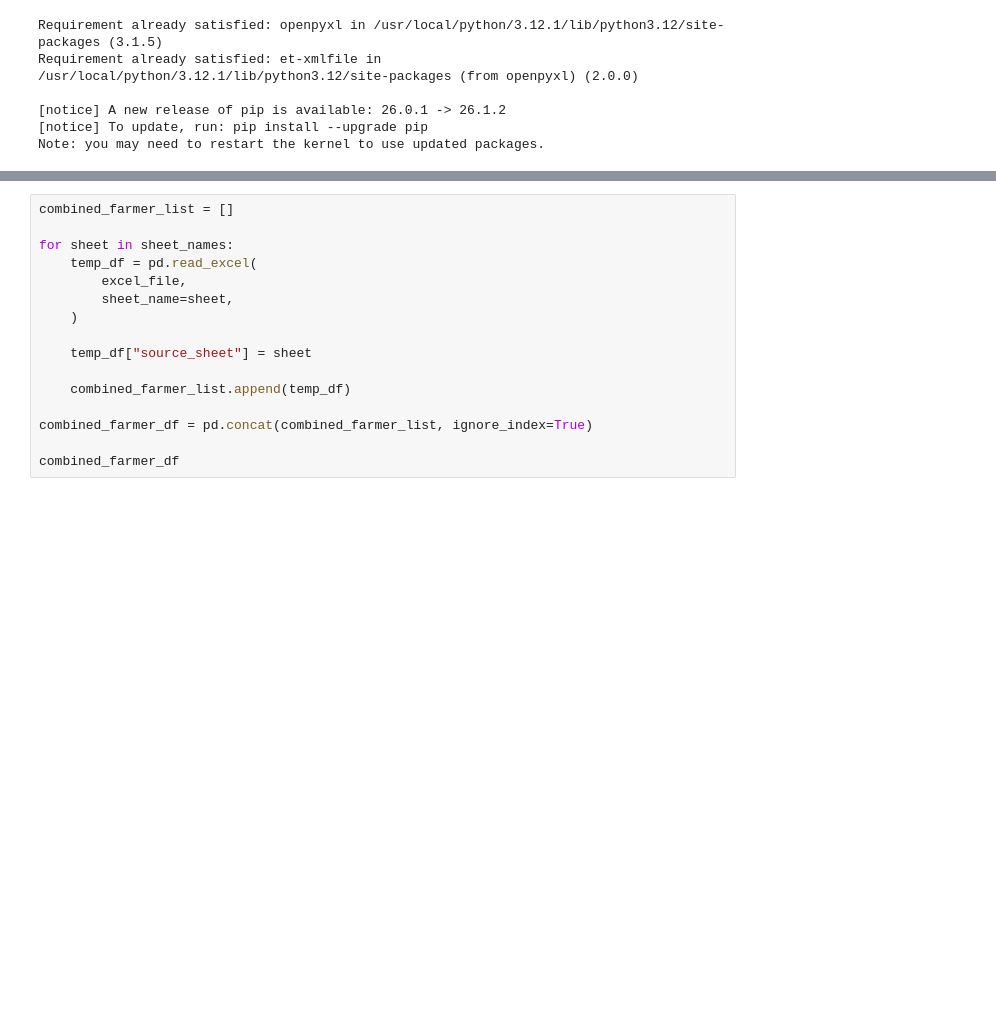
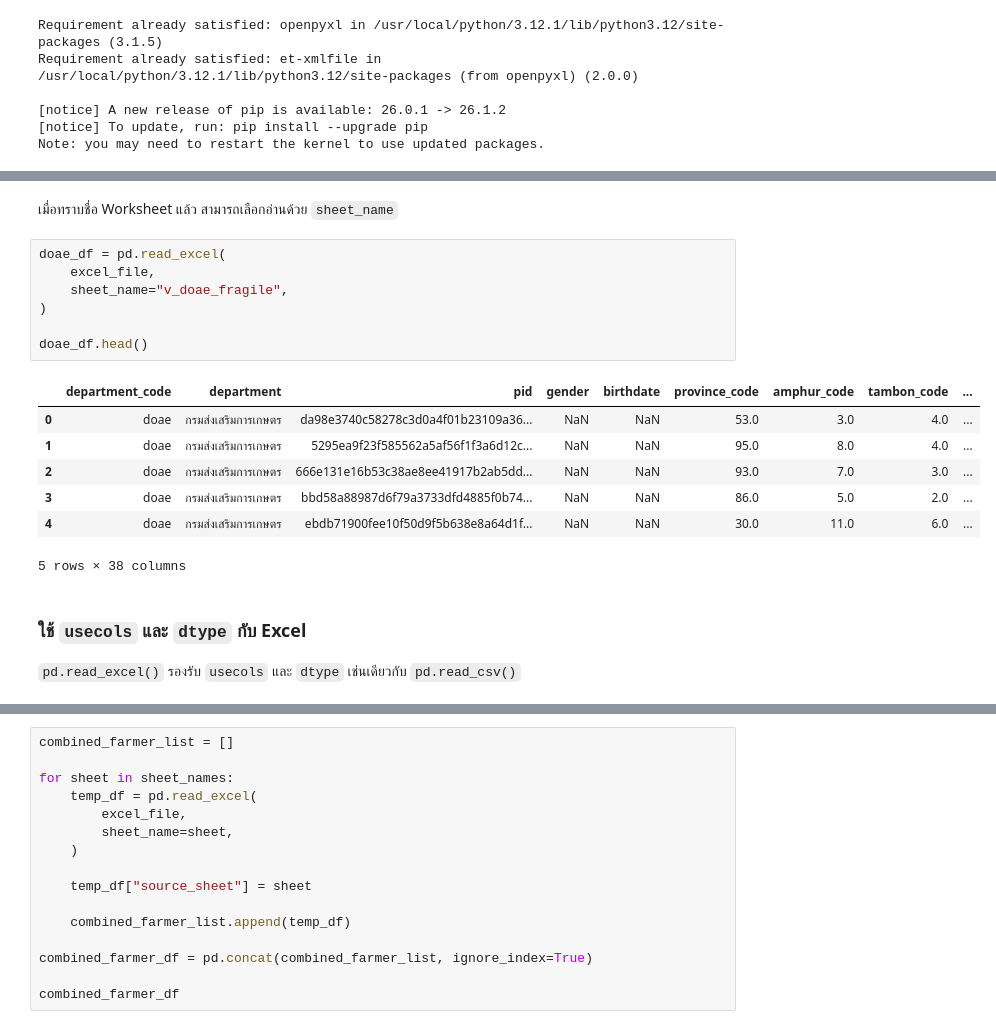
Before and after one commit to vivatbdi/MSDHS_OJT, a Jupyter notebook: py-jupyter_docker/course/day3/08_pandas_ingestion.ipynb, the cells around one changed output, grey strips where cells are left out. Drawn from its saved outputs; the diff is of its cells as text; blank space fills up the shorter version.

```diff
--- a/py-jupyter_docker/course/day3/08_pandas_ingestion.ipynb
+++ b/py-jupyter_docker/course/day3/08_pandas_ingestion.ipynb
@@ -395,3 +494,24 @@ sheet_names
  'v_doae_fragile',
  'v_dof_fragile',
  'v_raot_fragile']
+# %% [markdown]
+เมื่อทราบชื่อ Worksheet แล้ว สามารถเลือกอ่านด้วย `sheet_name`
+# %%
+doae_df = pd.read_excel(
+    excel_file,
+    sheet_name="v_doae_fragile",
+)
+
+doae_df.head()
+# %% [output]
+|  | department_code | department | pid | gender | birthdate | province_code | amphur_code | tambon_code | ... |
+| 0 | doae | กรมส่งเสริมการเกษตร | da98e3740c58278c3d0a4f01b23109a36... | NaN | NaN | 53.0 | 3.0 | 4.0 | ... |
+| 1 | doae | กรมส่งเสริมการเกษตร | 5295ea9f23f585562a5af56f1f3a6d12c... | NaN | NaN | 95.0 | 8.0 | 4.0 | ... |
+| 2 | doae | กรมส่งเสริมการเกษตร | 666e131e16b53c38ae8ee41917b2ab5dd... | NaN | NaN | 93.0 | 7.0 | 3.0 | ... |
+| 3 | doae | กรมส่งเสริมการเกษตร | bbd58a88987d6f79a3733dfd4885f0b74... | NaN | NaN | 86.0 | 5.0 | 2.0 | ... |
+| 4 | doae | กรมส่งเสริมการเกษตร | ebdb71900fee10f50d9f5b638e8a64d1f... | NaN | NaN | 30.0 | 11.0 | 6.0 | ... |
+5 rows × 38 columns
+# %% [markdown]
+### ใช้ `usecols` และ `dtype` กับ Excel
+
+`pd.read_excel()` รองรับ `usecols` และ `dtype` เช่นเดียวกับ `pd.read_csv()`
```
Also changed, not shown: parts of 160 cells of this notebook.
